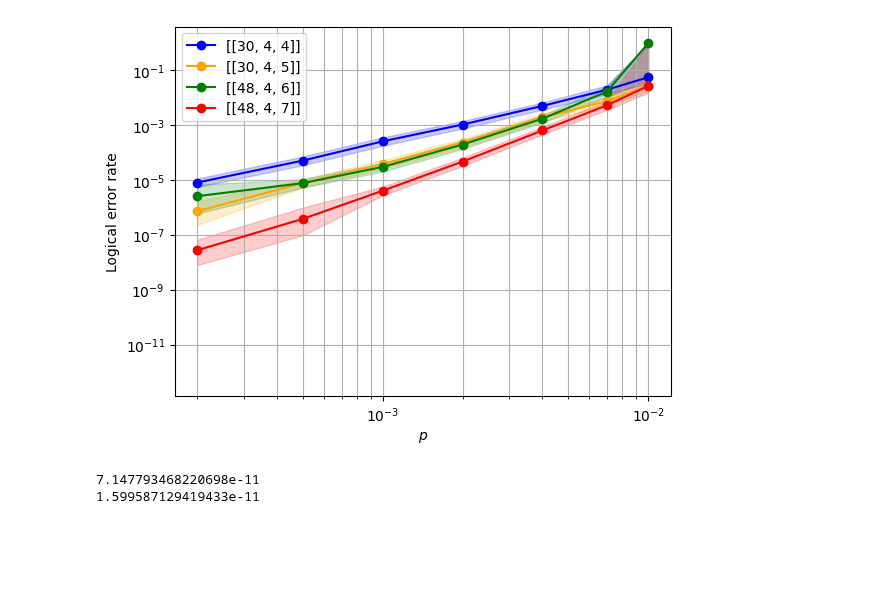
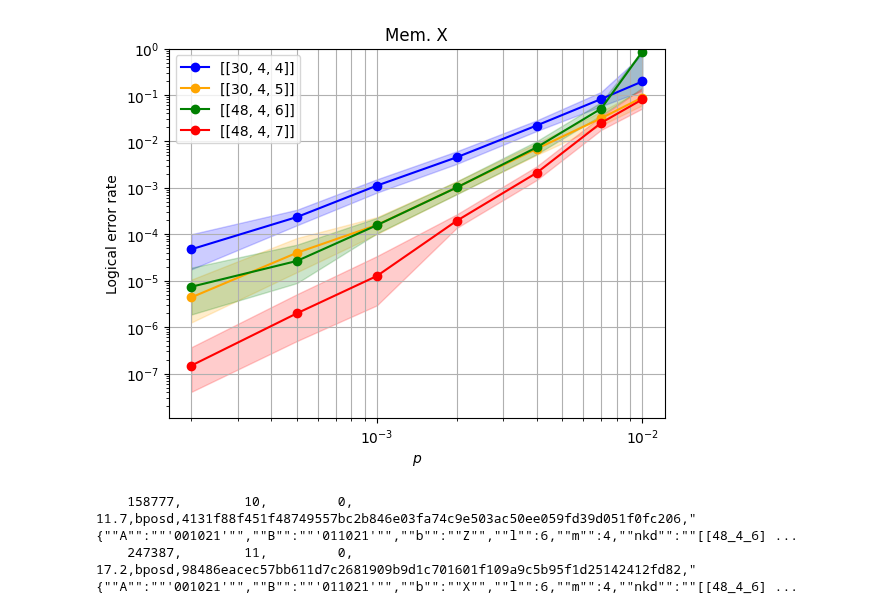
Before and after one commit to wamud/bb-ions, a Jupyter notebook: scripts/plot_mem_exp.ipynb, the cells around one changed output. Saved outputs shown, nothing was run; the diff lists cells and outputs as text; code cells hidden in the pictures; blank space fills up the shorter version.

```diff
--- a/scripts/plot_mem_exp.ipynb
+++ b/scripts/plot_mem_exp.ipynb
@@ -7,15 +20,16 @@ def my_axis_options(ax):
     ax.set_ylabel(r"Logical error rate")
     ax.legend()
     ax.grid()
-    ax.grid(True, which = 'minor')
+    ax.grid(True, axis = 'x', which = 'minor')
+    # ax.grid(which='minor', visible=False)
 
-    ax.set_ylim(1.3992277047193278e-13, 3.9115107136890295)
+    # ax.set_ylim(1.3992277047193278e-13, 3.9115107136890295)
+    ax.set_ylim(1.1e-8, 1)
 
     ax.legend(*zip(*sorted(zip(*ax.get_legend_handles_labels()), key=lambda x: tuple(map(int, re.findall(r'\d+', x[1]))))))  # sort legend labels by number of qubits
     leg = ax.legend(*zip(*sorted(zip(*ax.get_legend_handles_labels()),
                                 key=lambda x: tuple(map(int, re.findall(r"\d+", x[1]))))))
     for t in leg.get_texts(): t.set_text(t.get_text().replace("_", ", "))
-
 
 
     ax.set_xlabel(r"$p$")
@@ -27,3 +41,4 @@ def my_axis_options(ax):
     # ax.xaxis.set_major_formatter(FuncFormatter(lambda v,_: ({1:"1",2:"2",3:"3",4:"4",6:"6"}.get(int(round(v/10**np.floor(np.log10(v)))), "")) if v>0 else ""))
 
     ax.figure.savefig(f"../scrap.pdf", dpi = 300, bbox_inches = "tight")
+    ax.set_title("Mem. X")
@@ -44,46 +46,45 @@ collected_stats = sinter.stats_from_csv_files(*files)
 import random
 import matplotlib.colors as mcolors
 
 
 fig, ax = plt.subplots(1, 1)
 sinter.plot_error_rate(
     ax=ax,
     stats=collected_stats,
     x_func=lambda stats: stats.json_metadata['p'], #multiply by 1e3 if want as multiple of Helios noise
 
     group_func=lambda s: s.json_metadata['nkd'],
-    failure_units_per_shot_func = lambda stats: stats.json_metadata['r'] * 4, # set as num_rounds ('r') failure units to find pL per round ... multiply by k = 4 to get per logical qubit?
+    failure_units_per_shot_func = lambda stats: stats.json_metadata['r'], # set as num_rounds ('r') failure units to find pL per round ... multiply by k = 4 to get per logical qubit?
     filter_func=lambda s:
-        s.json_metadata['b'] == 'Z'
+        s.json_metadata['p'] > 1e-4 and
+        s.json_metadata['b'] == 'X'
         ,
 
     plot_args_func = lambda index, curve_id: {
         'color':
             'blue' if '30_4_4' in curve_id else
             'orange' if '30_4_5' in curve_id else
             'green' if '48_4_6' in curve_id else
             'red' if '48_4_7' in curve_id else
 
 
         # 'green' if '108' in curve_id else 'red' if '144' in curve_id else 'orange' if '90' in curve_id else 'blue' if '72' in curve_id else 'black' if '288' in curve_id else 'magenta' if '360' in curve_id else 'green' if '192' in curve_id else
         random.choice(list(mcolors.TABLEAU_COLORS.values()))
         ,
         'marker': 'o'
         }
         )
 my_axis_options(ax)
 # %% [output]
-[figure, old version]
+[figure, new version]
 # %%
 for stat in collected_stats:
-    if '288' in stat.json_metadata['nkd']:
-        print(stat)
-
-print(sinter.shot_error_rate_to_piece_error_rate(shot_error_rate = 13/7578096672, pieces=24))
-print(sinter.shot_error_rate_to_piece_error_rate(shot_error_rate = 3/7814504186, pieces=24))
+    if '48_4_6' in stat.json_metadata['nkd']:
+        if stat.json_metadata['p'] == 0.0002:
+            print(stat)
 # %% [output]
-7.147793468220698e-11
-1.599587129419433e-11
+    158777,        10,         0,    11.7,bposd,4131f88f451f48749557bc2b846e03fa74c9e503ac50ee059fd39d051f0fc206,"{""A"":""'001021'"",""B"":""'011021'"",""b"":""Z"",""l"":6,""m"":4,""nkd"":""[[48_4_6] ...
+    247387,        11,         0,    17.2,bposd,98486eacec57bb611d7c2681909b9d1c701601f109a9c5b95f1d25142412fd82,"{""A"":""'001021'"",""B"":""'011021'"",""b"":""X"",""l"":6,""m"":4,""nkd"":""[[48_4_6] ...
 # %%
 # Memory times:
 import numpy as np
```
Also changed, not shown: parts of 4 cells of this notebook, 9 other files.
